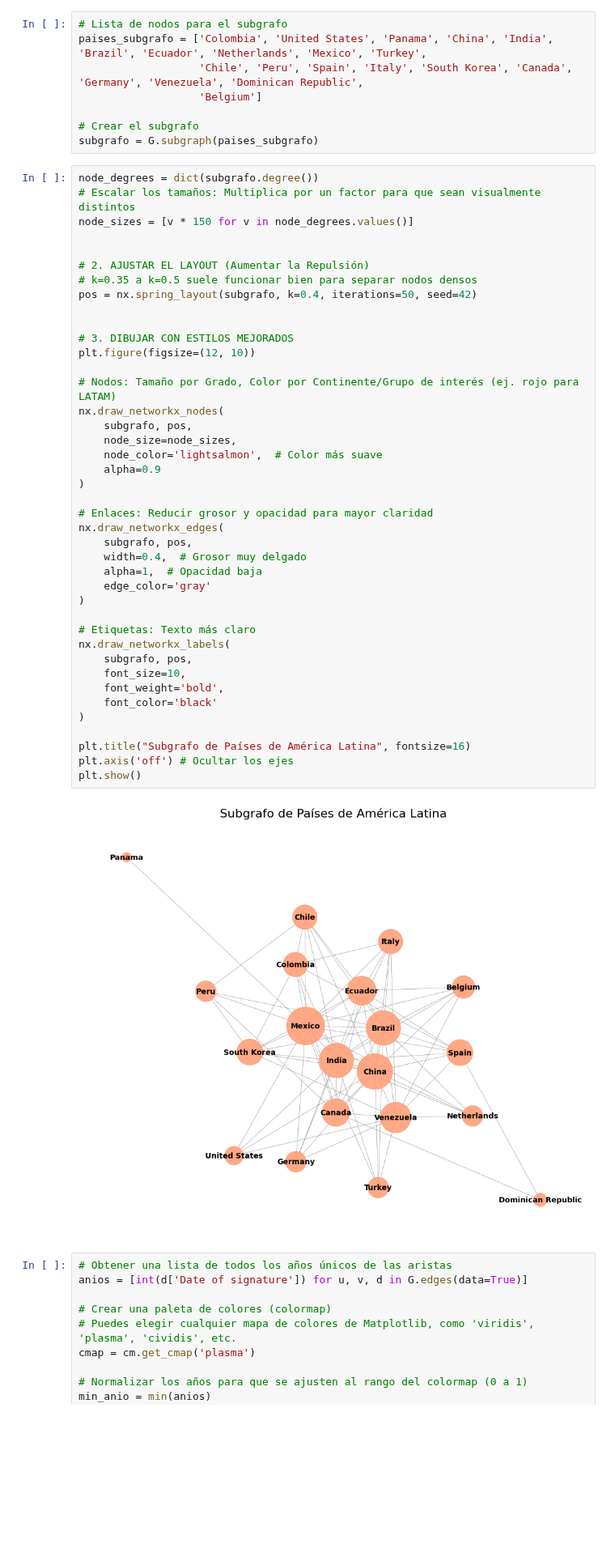
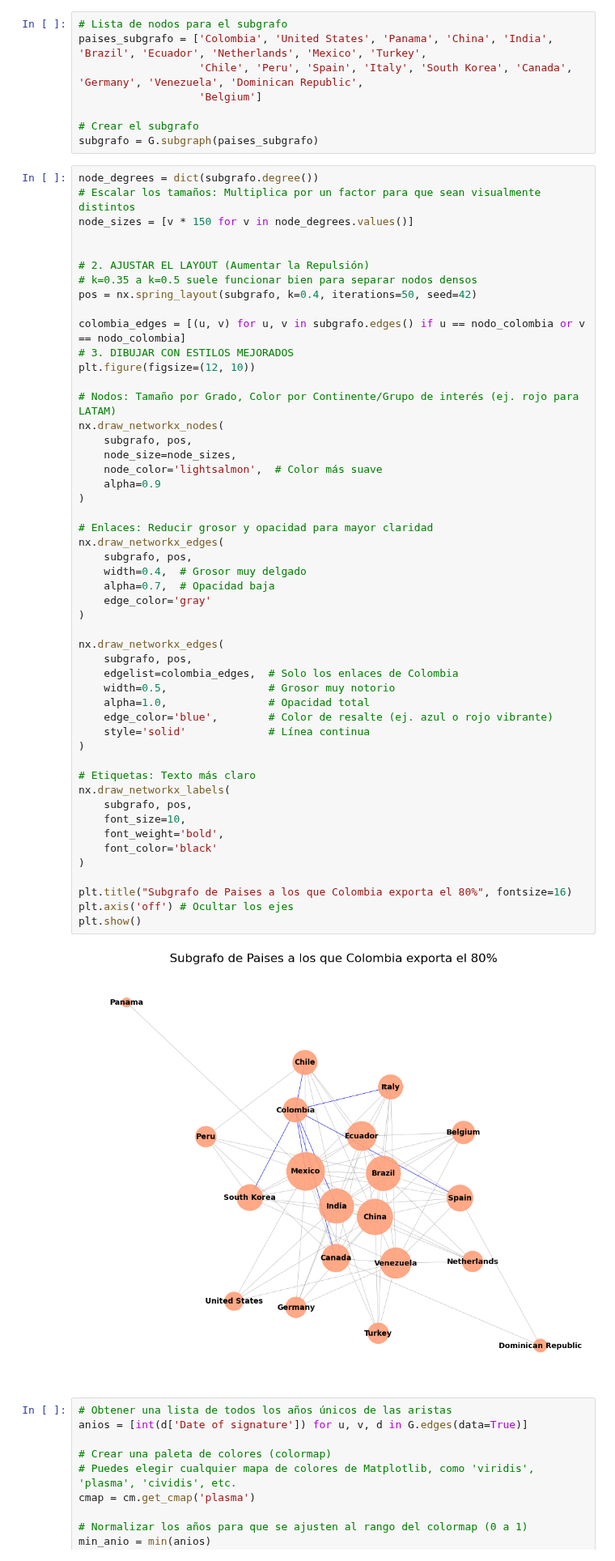
Before and after one commit to hubcborja/Trabajo_grado_ECIJG, a Jupyter notebook: Graficacion_red_convenios_Doble_Tributacion.ipynb, the cells around one changed output. Shown at 81% size. Saved outputs shown, nothing was run; the diff lists cells and outputs as text; blank space fills up the shorter version.

Commit message:
Visualización de links de colombia

```diff
--- a/Graficacion_red_convenios_Doble_Tributacion.ipynb
+++ b/Graficacion_red_convenios_Doble_Tributacion.ipynb
@@ -58,39 +58,48 @@ node_sizes = [v * 150 for v in node_degrees.values()]
 # k=0.35 a k=0.5 suele funcionar bien para separar nodos densos
 pos = nx.spring_layout(subgrafo, k=0.4, iterations=50, seed=42)
 
-
+colombia_edges = [(u, v) for u, v in subgrafo.edges() if u == nodo_colombia or v == nodo_colombia]
 # 3. DIBUJAR CON ESTILOS MEJORADOS
 plt.figure(figsize=(12, 10))
 
 # Nodos: Tamaño por Grado, Color por Continente/Grupo de interés (ej. rojo para LATAM)
 nx.draw_networkx_nodes(
     subgrafo, pos,
     node_size=node_sizes,
     node_color='lightsalmon',  # Color más suave
     alpha=0.9
 )
 
 # Enlaces: Reducir grosor y opacidad para mayor claridad
 nx.draw_networkx_edges(
     subgrafo, pos,
     width=0.4,  # Grosor muy delgado
-    alpha=1,  # Opacidad baja
+    alpha=0.7,  # Opacidad baja
     edge_color='gray'
+)
+
+nx.draw_networkx_edges(
+    subgrafo, pos,
+    edgelist=colombia_edges,  # Solo los enlaces de Colombia
+    width=0.5,                # Grosor muy notorio
+    alpha=1.0,                # Opacidad total
+    edge_color='blue',        # Color de resalte (ej. azul o rojo vibrante)
+    style='solid'             # Línea continua
 )
 
 # Etiquetas: Texto más claro
 nx.draw_networkx_labels(
     subgrafo, pos,
     font_size=10,
     font_weight='bold',
     font_color='black'
 )
 
-plt.title("Subgrafo de Países de América Latina", fontsize=16)
+plt.title("Subgrafo de Paises a los que Colombia exporta el 80%", fontsize=16)
 plt.axis('off') # Ocultar los ejes
 plt.show()
 # %% [output]
-[figure, old version]
+[figure, new version]
 # %%
 # Obtener una lista de todos los años únicos de las aristas
 anios = [int(d['Date of signature']) for u, v, d in G.edges(data=True)]
```
